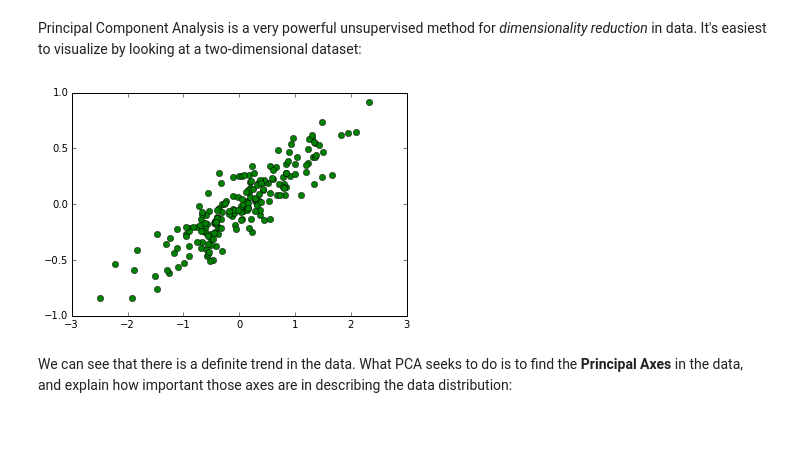
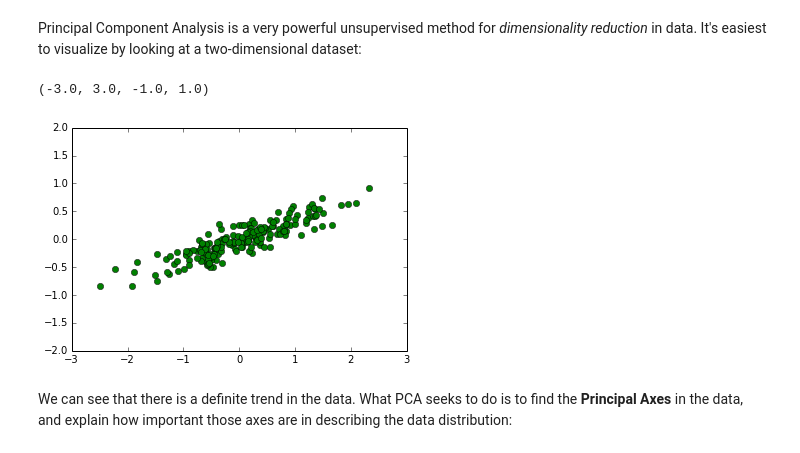
Before and after one commit to jakevdp/sklearn_pycon2014, a Jupyter notebook: notebooks/05_unsupervised_in_depth.ipynb, the cells around one changed output. Drawn from its saved outputs; the diff is of its cells as text; code cells hidden in the pictures.

```diff
--- a/notebooks/05_unsupervised_in_depth.ipynb
+++ b/notebooks/05_unsupervised_in_depth.ipynb
@@ -15,9 +15,11 @@ Principal Component Analysis is a very powerful unsupervised method for *dimensi
 # %%
 np.random.seed(1)
 X = np.dot(np.random.random(size=(2, 2)), np.random.normal(size=(2, 200))).T
-plt.plot(X[:, 0], X[:, 1], 'og');
+plt.plot(X[:, 0], X[:, 1], 'og')
+plt.axis('equal')
 # %% [output]
+(-3.0, 3.0, -1.0, 1.0)
-[figure, old version]
+[figure, new version]
 # %% [markdown]
 We can see that there is a definite trend in the data. What PCA seeks to do is to find the **Principal Axes** in the data, and explain how important those axes are in describing the data distribution:
 # %%
```
Also changed, not shown: parts of 27 cells of this notebook, 1 other file.
